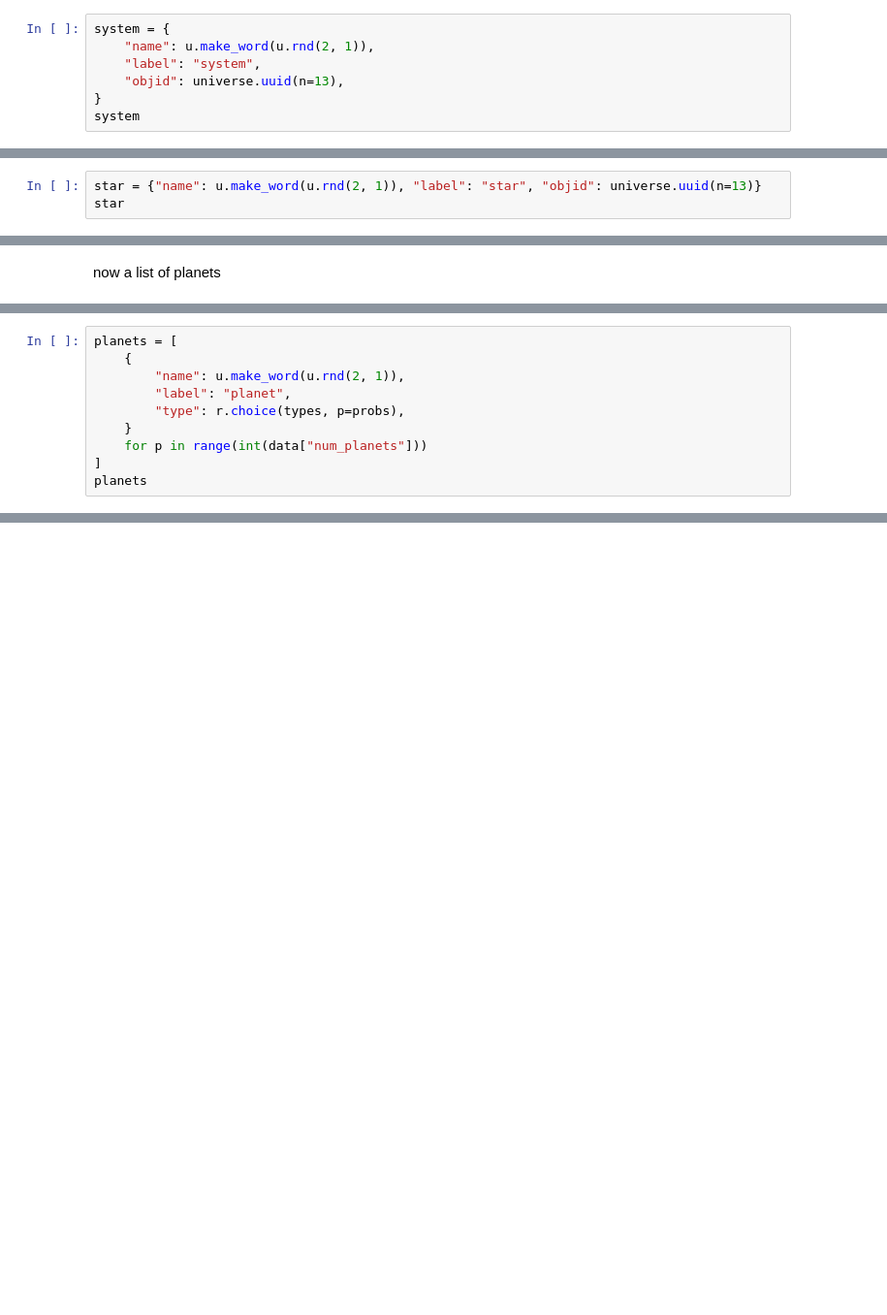
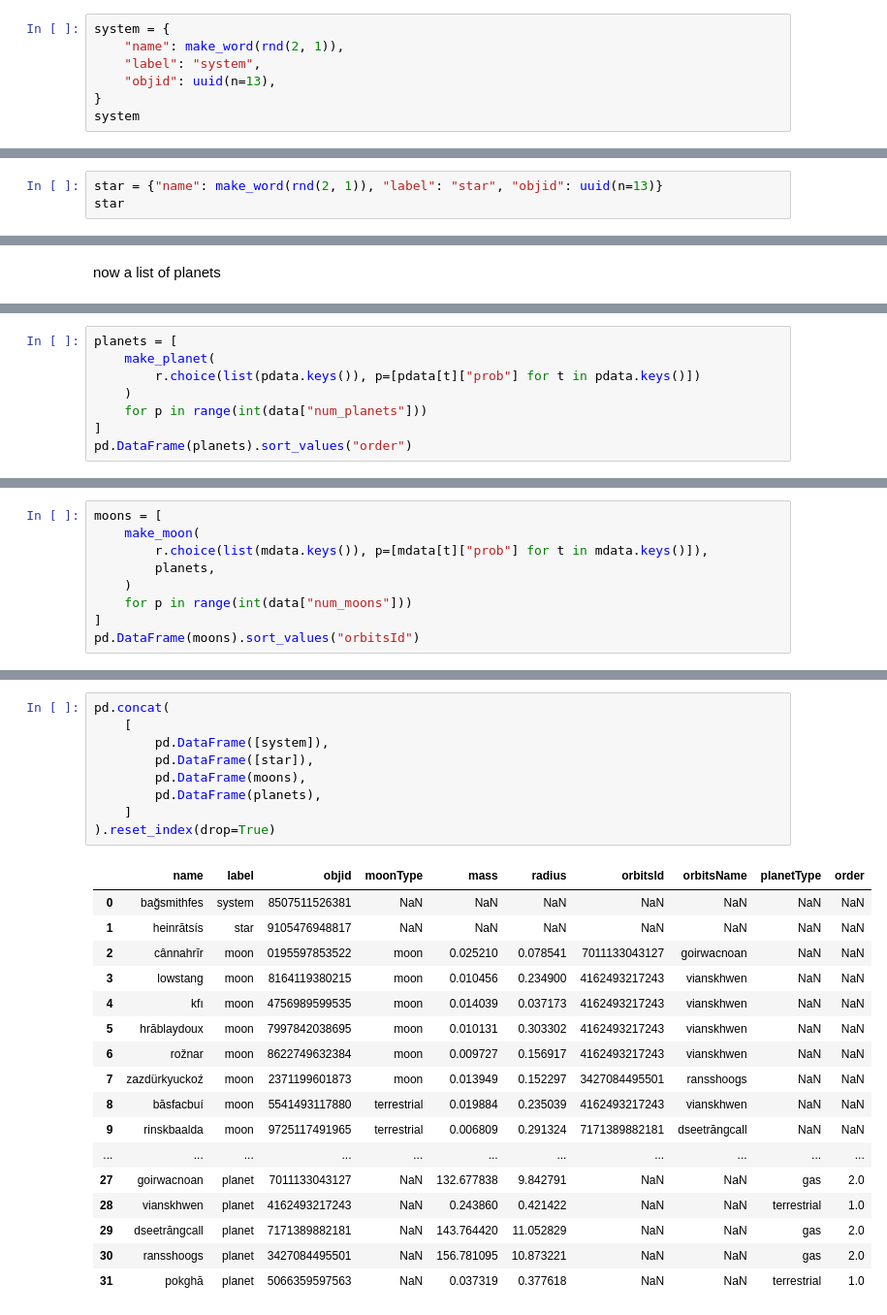
Before and after one commit to BillmanH/exoplanets, a Jupyter notebook: notebooks/Build Home System.ipynb, the cells around one changed output, grey strips where cells are left out. Shown: that part at 97% size. Drawn from its saved outputs; the diff is of its cells as text; blank space fills up the shorter version.

Commit message:
finished building universe nodes

```diff
--- a/notebooks/Build Home System.ipynb
+++ b/notebooks/Build Home System.ipynb
@@ -72,9 +75,9 @@ import universe as u
 ## The star system
 # %%
 system = {
-    "name": u.make_word(u.rnd(2, 1)),
+    "name": make_word(rnd(2, 1)),
     "label": "system",
-    "objid": universe.uuid(n=13),
+    "objid": uuid(n=13),
 }
 system
 # %% [output]
@@ -83,6 +86,6 @@ system
 ## the sun
 just using a binary star system at this time
 # %%
-star = {"name": u.make_word(u.rnd(2, 1)), "label": "star", "objid": universe.uuid(n=13)}
+star = {"name": make_word(rnd(2, 1)), "label": "star", "objid": uuid(n=13)}
 star
 # %% [output]
@@ -92,11 +103,9 @@ now a list of planets
 # %%
 planets = [
-    {
-        "name": u.make_word(u.rnd(2, 1)),
-        "label": "planet",
-        "type": r.choice(types, p=probs),
-    }
+    make_planet(
+        r.choice(list(pdata.keys()), p=[pdata[t]["prob"] for t in pdata.keys()])
+    )
     for p in range(int(data["num_planets"]))
 ]
-planets
+pd.DataFrame(planets).sort_values("order")
 # %% [output]
@@ -126,0 +119,9 @@ len(probs), len(types)
+# %%
+moons = [
+    make_moon(
+        r.choice(list(mdata.keys()), p=[mdata[t]["prob"] for t in mdata.keys()]),
+        planets,
+    )
+    for p in range(int(data["num_moons"]))
+]
+pd.DataFrame(moons).sort_values("orbitsId")
@@ -126,0 +148,27 @@ len(probs), len(types)
+# %%
+pd.concat(
+    [
+        pd.DataFrame([system]),
+        pd.DataFrame([star]),
+        pd.DataFrame(moons),
+        pd.DataFrame(planets),
+    ]
+).reset_index(drop=True)
+# %% [output]
+|  | name | label | objid | moonType | mass | radius | orbitsId | orbitsName | planetType | order |
+| 0 | bağsmithfes | system | 8507511526381 | NaN | NaN | NaN | NaN | NaN | NaN | NaN |
+| 1 | heinrātsís | star | 9105476948817 | NaN | NaN | NaN | NaN | NaN | NaN | NaN |
+| 2 | cânnahrīr | moon | 0195597853522 | moon | 0.025210 | 0.078541 | 7011133043127 | goirwacnoan | NaN | NaN |
+| 3 | lowstang | moon | 8164119380215 | moon | 0.010456 | 0.234900 | 4162493217243 | vianskhwen | NaN | NaN |
+| 4 | kfı | moon | 4756989599535 | moon | 0.014039 | 0.037173 | 4162493217243 | vianskhwen | NaN | NaN |
+| 5 | hrāblaydoux | moon | 7997842038695 | moon | 0.010131 | 0.303302 | 4162493217243 | vianskhwen | NaN | NaN |
+| 6 | rožnar | moon | 8622749632384 | moon | 0.009727 | 0.156917 | 4162493217243 | vianskhwen | NaN | NaN |
+| 7 | zazdürkyuckoź | moon | 2371199601873 | moon | 0.013949 | 0.152297 | 3427084495501 | ransshoogs | NaN | NaN |
+| 8 | bāsfacbuí | moon | 5541493117880 | terrestrial | 0.019884 | 0.235039 | 4162493217243 | vianskhwen | NaN | NaN |
+| 9 | rinskbaalda | moon | 9725117491965 | terrestrial | 0.006809 | 0.291324 | 7171389882181 | dseetrăngcall | NaN | NaN |
+| ... | ... | ... | ... | ... | ... | ... | ... | ... | ... | ... |
+| 27 | goirwacnoan | planet | 7011133043127 | NaN | 132.677838 | 9.842791 | NaN | NaN | gas | 2.0 |
+| 28 | vianskhwen | planet | 4162493217243 | NaN | 0.243860 | 0.421422 | NaN | NaN | terrestrial | 1.0 |
+| 29 | dseetrăngcall | planet | 7171389882181 | NaN | 143.764420 | 11.052829 | NaN | NaN | gas | 2.0 |
+| 30 | ransshoogs | planet | 3427084495501 | NaN | 156.781095 | 10.873221 | NaN | NaN | gas | 2.0 |
+| 31 | pokghā | planet | 5066359597563 | NaN | 0.037319 | 0.377618 | NaN | NaN | terrestrial | 1.0 |
```
Also changed, not shown: parts of 24 cells of this notebook, 2 other files.
